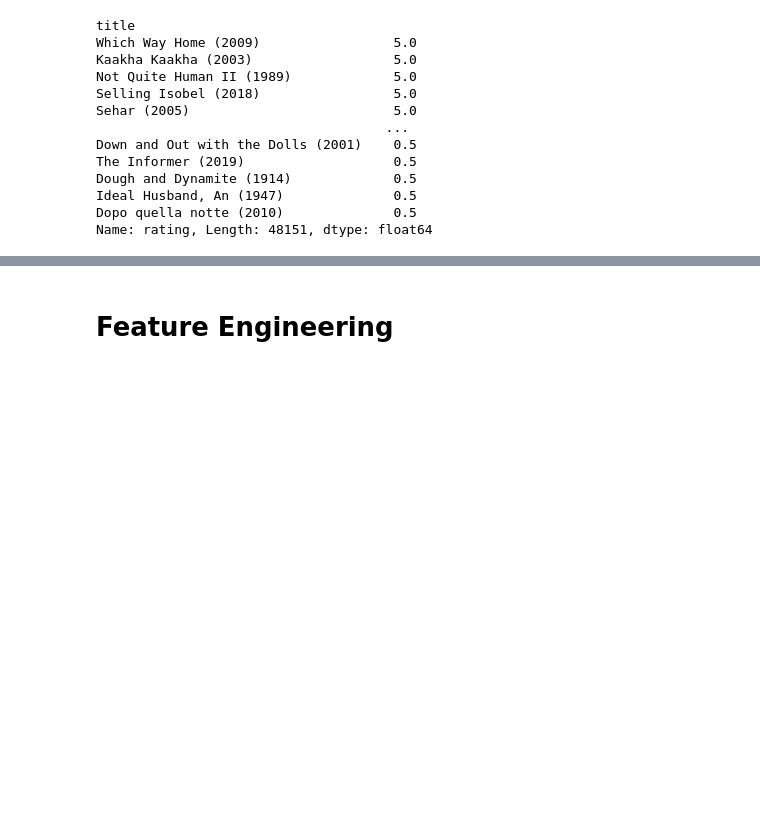
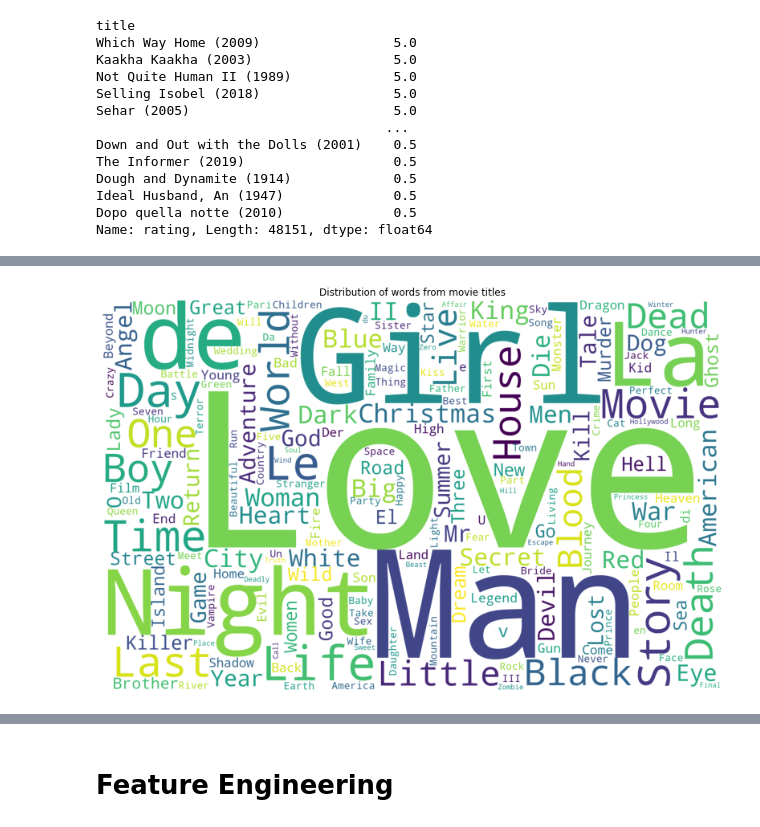
Before and after one commit to Zdithebe96/Unsupervised_MM2, a Jupyter notebook: Team_MM2_Unsupervised.ipynb, the cells around one changed output, grey strips where cells are left out. Drawn from its saved outputs; the diff is of its cells as text; code cells hidden in the pictures; blank space fills up the shorter version.

```diff
--- a/Team_MM2_Unsupervised.ipynb
+++ b/Team_MM2_Unsupervised.ipynb
@@ -309,0 +342,16 @@ Name: rating, Length: 48151, dtype: float64
+# %%
+# Wordcloud of movie titles
+movies_word = movies['title'] = movies['title'].astype('str')
+movies_wordcloud = ' '.join(movies_word)
+title_wordcloud = WordCloud(stopwords = STOPWORDS,
+                            background_color = 'White',
+                            height = 1200,
+                            width = 1900).generate(movies_wordcloud)
+plt.figure(figsize = (14,7), facecolor=None)
+plt.imshow(title_wordcloud)
+plt.axis('off')
+plt.title('Distribution of words from movie titles')
+plt.tight_layout(pad=0)
+plt.show()
+# %% [output]
+[figure, added]
```
Also changed, not shown: parts of 8 cells of this notebook.
